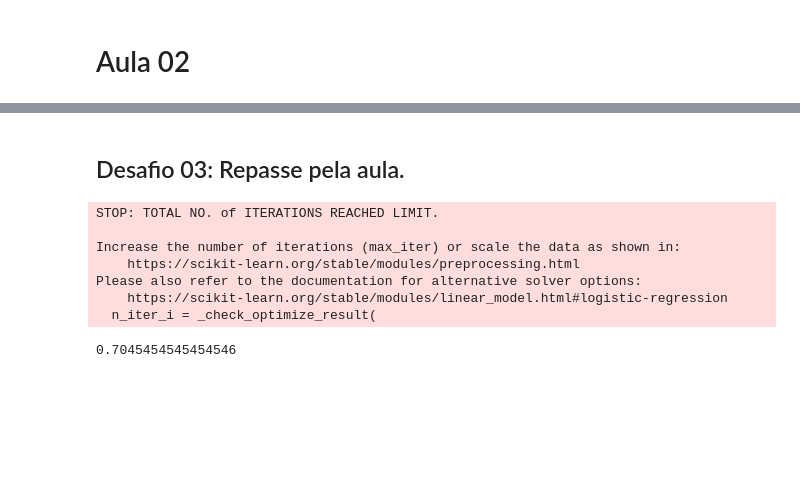
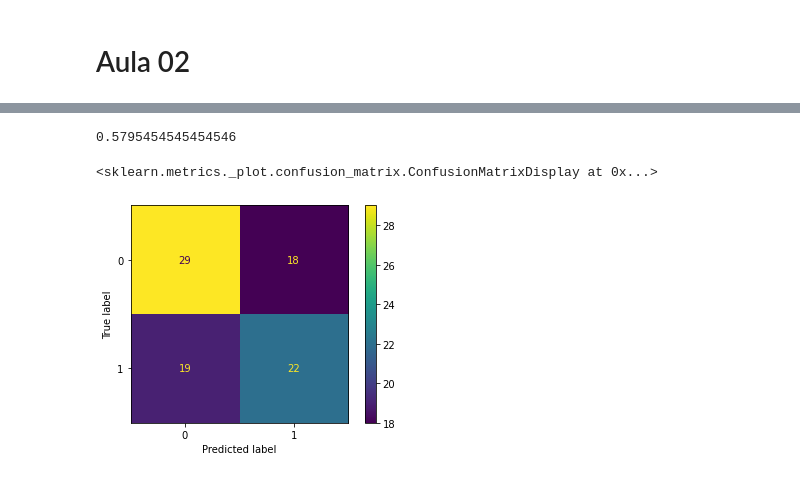
Before and after one commit to iplusl/Bootcamp_Data_Science, a Jupyter notebook: Modulo5/notebooks/Modulo5.ipynb, the cells around one changed output, grey strips where cells are left out. Saved outputs shown, nothing was run; the diff lists cells and outputs as text; code cells hidden in the pictures; blank space fills up the shorter version.

Commit message:
aula 2 do módulo 5

```diff
--- a/Modulo5/notebooks/Modulo5.ipynb
+++ b/Modulo5/notebooks/Modulo5.ipynb
@@ -0,0 +43,9 @@
+# %%
+def prepare_window(rows):
+    if(np.any(rows["ICU"])):
+        rows.loc[rows["WINDOW"]=="0-2", "ICU"] = 1
+    return rows.loc[rows["WINDOW"] == "0-2"]
+
+dados_limpos = dados_limpos.groupby("PATIENT_VISIT_IDENTIFIER").apply(prepare_window)
+dados_limpos.AGE_PERCENTIL = dados_limpos.AGE_PERCENTIL.astype("category").cat.codes
+dados_limpos.head()
@@ -0,0 +61,18 @@
+# %%
+from sklearn.model_selection import train_test_split
+from sklearn.linear_model import LogisticRegression
+from sklearn.dummy import DummyClassifier
+from sklearn.metrics import accuracy_score
+
+np.random.seed(73246)
+
+
+x_columns = dados.columns
+y = dados_limpos["ICU"]
+x = dados_limpos[x_columns].drop(["ICU", "WINDOW", "PATIENT_VISIT_IDENTIFIER"], axis=1)
+x_train, x_test, y_train, y_test = train_test_split(x, y, stratify=y)
+modelo = DummyClassifier()
+modelo.fit(x_train, y_train)
+
+y_prediction = modelo.predict(x_test)
+accuracy_score(y_test, y_prediction)
@@ -0,0 +81,6 @@
+# %%
+modelo = LogisticRegression(max_iter=10000)
+modelo.fit(x_train, y_train)
+
+y_prediction = modelo.predict(x_test)
+accuracy_score(y_test, y_prediction)
@@ -344,17 +113,17 @@ dados_limpos.head()
-# %% [markdown]
-## Desafio 03: Repasse pela aula.
-# %%
-modelo = LogisticRegression()
-modelo.fit(x_train, y_train)
-
-y_prediction = modelo.predict(x_test)
-accuracy_score(y_test, y_prediction)
-# %% [output]
-STOP: TOTAL NO. of ITERATIONS REACHED LIMIT.
-
-Increase the number of iterations (max_iter) or scale the data as shown in:
-    https://scikit-learn.org/stable/modules/preprocessing.html
-Please also refer to the documentation for alternative solver options:
-    https://scikit-learn.org/stable/modules/linear_model.html#logistic-regression
-  n_iter_i = _check_optimize_result(
-0.7045454545454546
+# %%
+from sklearn.tree import DecisionTreeClassifier
+
+modelo_arvore = DecisionTreeClassifier()
+modelo_arvore.fit(x_train, y_train)
+predicao_arvore = modelo_arvore.predict(x_test)
+accuracy_score(y_test, predicao_arvore)
+# %% [output]
+0.5795454545454546
+# %%
+from sklearn.metrics import plot_confusion_matrix
+import matplotlib.pyplot as plt
+
+plot_confusion_matrix(modelo_arvore, x_test, y_test)
+# %% [output]
+<sklearn.metrics._plot.confusion_matrix.ConfusionMatrixDisplay at 0x...>
+[figure, added]
```
Also changed, not shown: parts of 70 cells of this notebook, 4 other files.
